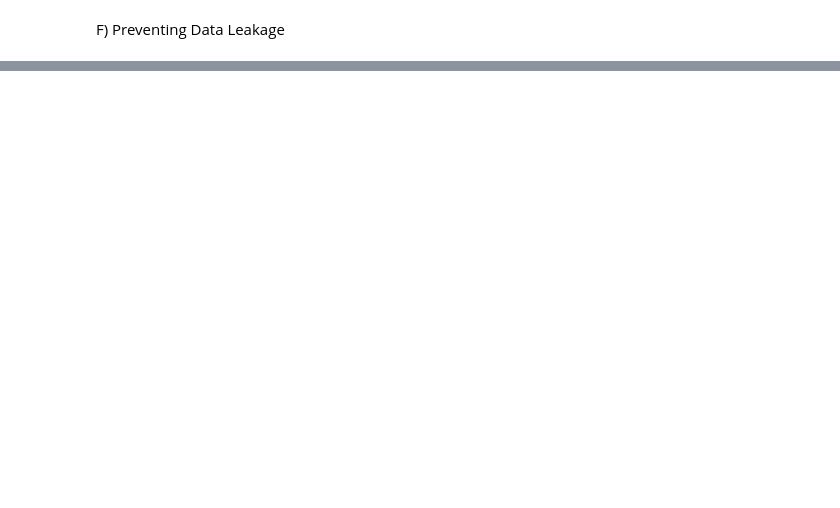
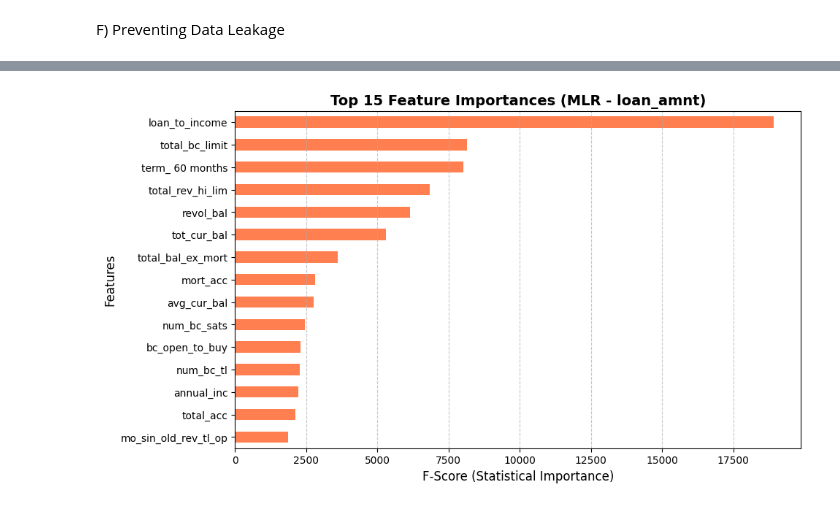
Before and after one commit to AbdelMaksoudd/LendMind, a Jupyter notebook: notebooks/01_data_preparation.ipynb, the cells around one changed output, grey strips where cells are left out. Saved outputs shown, nothing was run; the diff lists cells and outputs as text; code cells hidden in the pictures; blank space fills up the shorter version.

```diff
--- a/notebooks/01_data_preparation.ipynb
+++ b/notebooks/01_data_preparation.ipynb
@@ -216,0 +176,2 @@ Cleaned data successfully saved!
+# %%
+df_encoded = pd.get_dummies(df_safe, drop_first=True)
@@ -216,0 +233,23 @@ Cleaned data successfully saved!
+# %%
+
+df_mlr_base = df_encoded[df_encoded['loan_status'] == 0].copy()
+
+
+y_mlr = df_mlr_base['loan_amnt']
+
+cols_to_drop_mlr = ['loan_amnt', 'installment', 'monthly_burden', 'loan_status']
+X_mlr = df_mlr_base.drop(columns=[col for col in cols_to_drop_mlr if col in df_mlr_base.columns])
+
+selector = SelectKBest(score_func=f_regression, k=15)
+selector.fit(X_mlr, y_mlr)
+
+top_15_mlr_features = X_mlr.columns[selector.get_support()].tolist()
+
+print("✅ The top 15 columns for --mlr-- were successfully extracted, and they are:")
+for i, feature in enumerate(top_15_mlr_features, 1):
+    print(f"{i}- {feature}")
+
+
+df_final_mlr = X_mlr[top_15_mlr_features].copy()
+df_final_mlr['loan_amnt'] = y_mlr
+df_final_mlr.to_csv(r'..\data\cleaned_data_mlr.csv', index=False)
@@ -216,0 +273,18 @@ Cleaned data successfully saved!
+# %%
+
+plt.figure(figsize=(10, 6))
+
+mlr_scores = pd.Series(selector.scores_, index=X_mlr.columns)
+
+
+mlr_scores.sort_values(ascending=False).head(15).plot(kind='barh', color='coral')
+
+plt.title('Top 15 Feature Importances (MLR - loan_amnt)', fontsize=14, fontweight='bold')
+plt.xlabel('F-Score (Statistical Importance)', fontsize=12)
+plt.ylabel('Features', fontsize=12)
+plt.gca().invert_yaxis()
+plt.grid(axis='x', linestyle='--', alpha=0.7)
+#plt.savefig('top_mlr', dpi=300)
+plt.show()
+# %% [output]
+[figure, added]
```
Also changed, not shown: parts of 23 cells of this notebook.
